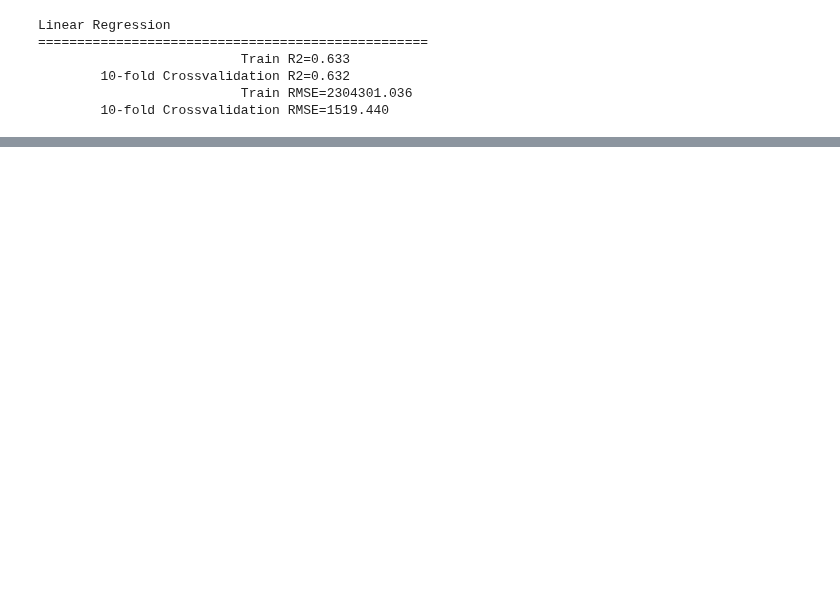
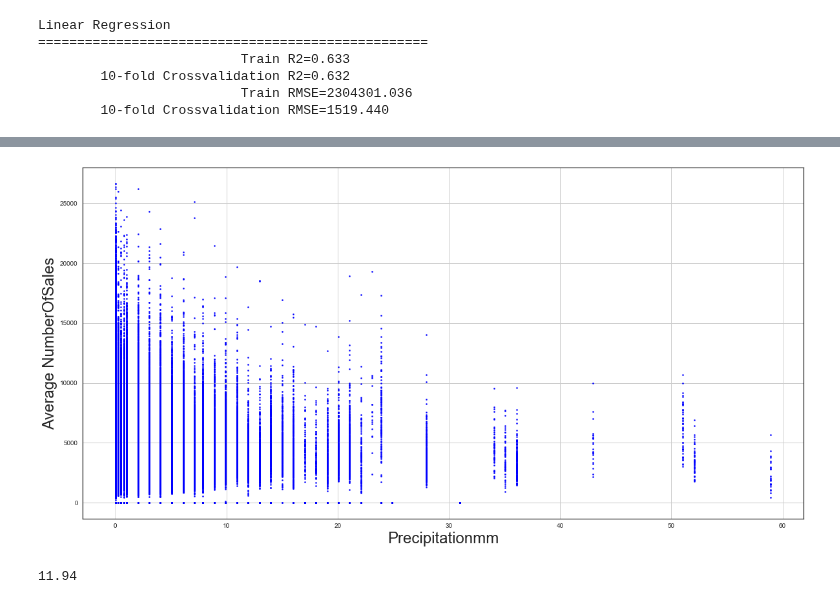
Before and after one commit to Trik17/DMTM_2018, a Jupyter notebook: Polimi Competition/BellaCopia.ipynb, the cells around one changed output, grey strips where cells are left out. Saved outputs shown, nothing was run; the diff lists cells and outputs as text; code cells hidden in the pictures; blank space fills up the shorter version.

```diff
--- a/Polimi Competition/BellaCopia.ipynb
+++ b/Polimi Competition/BellaCopia.ipynb
@@ -295,0 +316,30 @@ Linear Regression
+# %%
+#index1=np.where(sales['NearestCompetitor']>=NC95p)
+#sales['NearestCompetitor'][index1]
+
+NC95p=sales['NearestCompetitor'].quantile(.95)
+sales.loc[sales["NearestCompetitor"]>NC95p,"NearestCompetitor"]=NC95p
+# %%
+#Winsorizing of Precipitationmm on 95th percentile
+#Before
+avgSalesForCompDist=sales
+avgSalesForCompDist.groupby('Precipitationmm', as_index=False)['NumberOfSales'].mean()
+x = avgSalesForCompDist['Precipitationmm']
+y = avgSalesForCompDist['NumberOfSales']
+font = {'family' : 'sans', 'size'   : 16}
+plt.figure(figsize=(20,10))
+plt.rc('font', **font)
+#plt.ylim((1.75,7.25))
+#plt.xlim((10,80))
+plt.xlabel("Precipitationmm")
+plt.ylabel("Average NumberOfSales")
+plt.scatter(x, y, color='blue', marker='o', s=5)
+plt.grid()
+# %% [output]
+[figure, added]
+# %%
+temp=sales['Precipitationmm'].quantile(.99)
+sales.loc[sales["Precipitationmm"]>temp,"Precipitationmm"]=temp
+temp
+# %% [output]
+11.94
```
Also changed, not shown: parts of 20 cells of this notebook, 1 other file.
